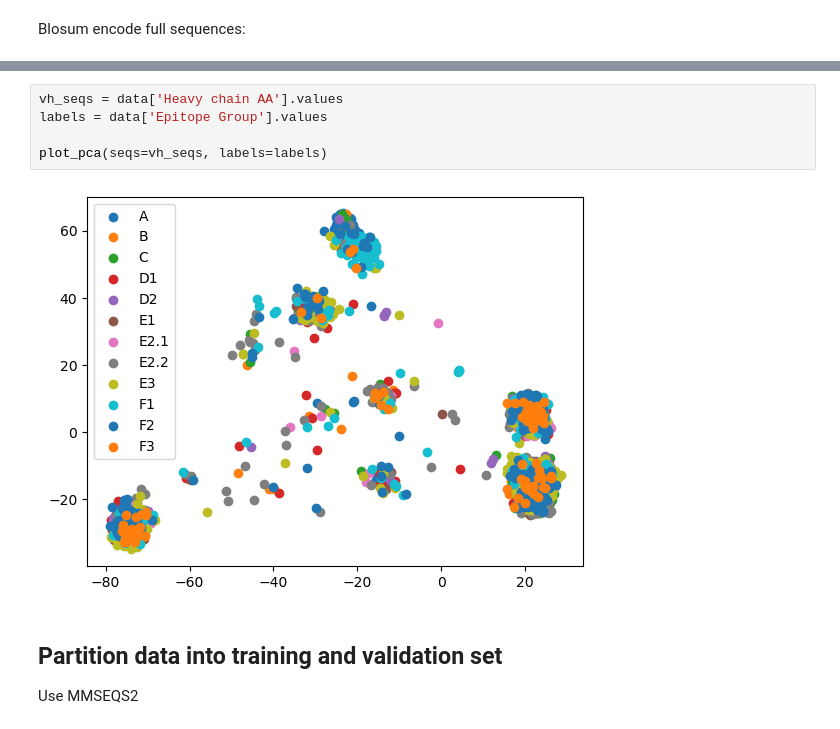
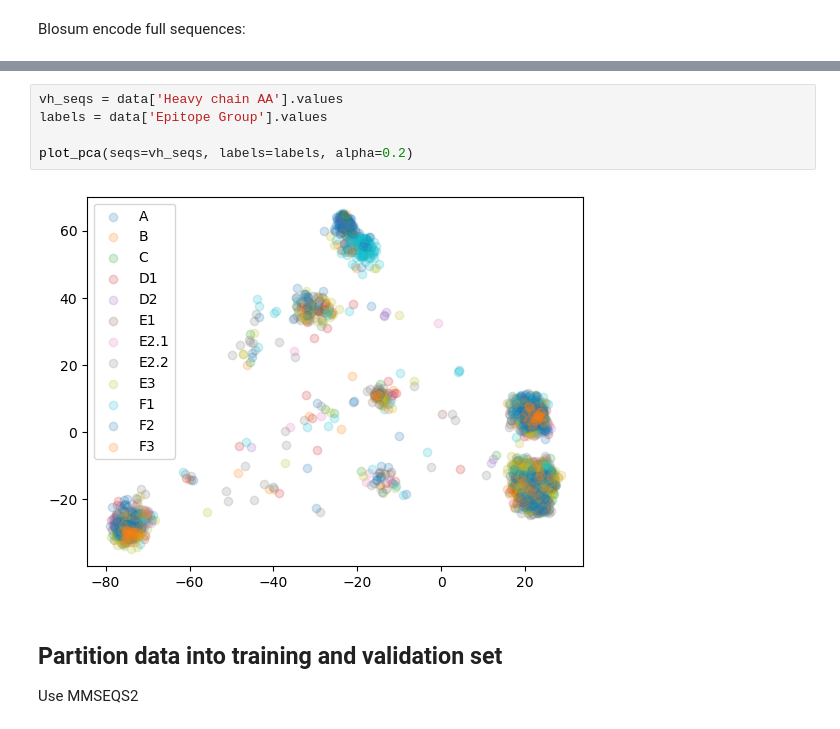
Before and after one commit to JonasBlomquist/AI4ProtEng_AIntibody, a Jupyter notebook: notebooks/data_load.ipynb, the cells around one changed output, grey strips where cells are left out. Drawn from its saved outputs; the diff is of its cells as text.

```diff
--- a/notebooks/data_load.ipynb
+++ b/notebooks/data_load.ipynb
@@ -105,10 +175,10 @@ def plot_pca(seqs, labels, output_filename=None, **args):
 # %%
 vh_seqs = data['Heavy chain AA'].values
 labels = data['Epitope Group'].values
 
-plot_pca(seqs=vh_seqs, labels=labels)
+plot_pca(seqs=vh_seqs, labels=labels, alpha=0.2)
 # %% [output]
-[figure, old version]
+[figure, new version]
 # %% [markdown]
 ## Partition data into training and validation set
 
```
Also changed, not shown: parts of 12 cells of this notebook.
